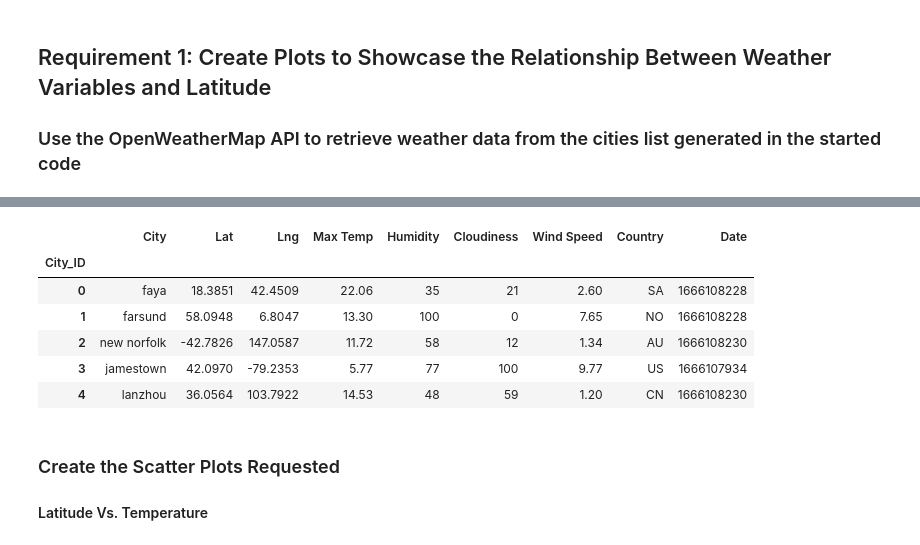
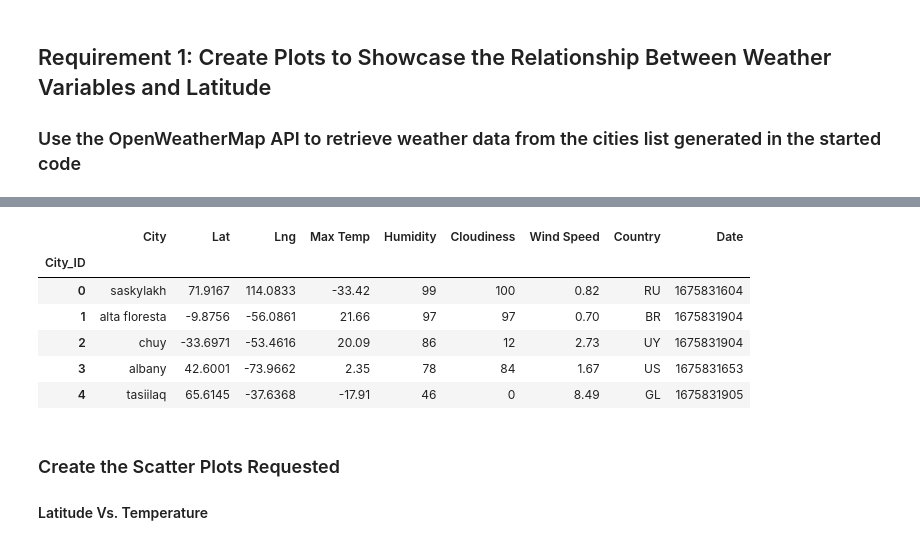
Before and after one commit to sewiteskinder/python-api-challenge, a Jupyter notebook: WeatherPy/WeatherPy.ipynb, the cells around one changed output, grey strips where cells are left out. Cells and saved outputs as stored; diff of their text form; code cells hidden in the pictures.

```diff
--- a/WeatherPy/WeatherPy.ipynb
+++ b/WeatherPy/WeatherPy.ipynb
@@ -174,17 +172,17 @@ city_data_df.to_csv("output_data/cities.csv", index_label="City_ID")
 # %%
 # Read saved data
-city_data_df = pd.read_csv("output_data/cities.csv", index_col="City_ID")
+city_data_df = pd.read_csv("../cities.csv", index_col="City_ID")
 
 # Display sample data
 city_data_df.head()
 # %% [output]
 |  | City | Lat | Lng | Max Temp | Humidity | Cloudiness | Wind Speed | Country | Date |
 | City_ID |  |  |  |  |  |  |  |  |  |
-| 0 | faya | 18.3851 | 42.4509 | 22.06 | 35 | 21 | 2.60 | SA | 1666108228 |
-| 1 | farsund | 58.0948 | 6.8047 | 13.30 | 100 | 0 | 7.65 | NO | 1666108228 |
-| 2 | new norfolk | -42.7826 | 147.0587 | 11.72 | 58 | 12 | 1.34 | AU | 1666108230 |
-| 3 | jamestown | 42.0970 | -79.2353 | 5.77 | 77 | 100 | 9.77 | US | 1666107934 |
-| 4 | lanzhou | 36.0564 | 103.7922 | 14.53 | 48 | 59 | 1.20 | CN | 1666108230 |
+| 0 | saskylakh | 71.9167 | 114.0833 | -33.42 | 99 | 100 | 0.82 | RU | 1675831604 |
+| 1 | alta floresta | -9.8756 | -56.0861 | 21.66 | 97 | 97 | 0.70 | BR | 1675831904 |
+| 2 | chuy | -33.6971 | -53.4616 | 20.09 | 86 | 12 | 2.73 | UY | 1675831904 |
+| 3 | albany | 42.6001 | -73.9662 | 2.35 | 78 | 84 | 1.67 | US | 1675831653 |
+| 4 | tasiilaq | 65.6145 | -37.6368 | -17.91 | 46 | 0 | 8.49 | GL | 1675831905 |
 # %% [markdown]
 ### Create the Scatter Plots Requested
 
```
Also changed, not shown: parts of 39 cells of this notebook.
